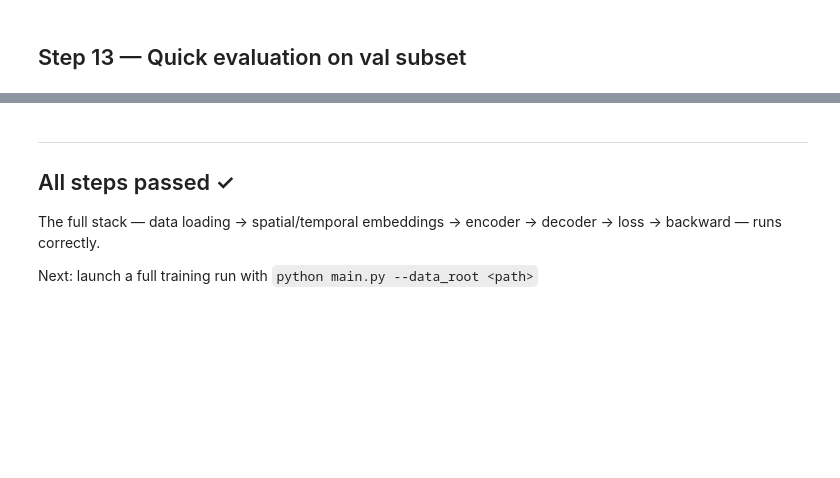
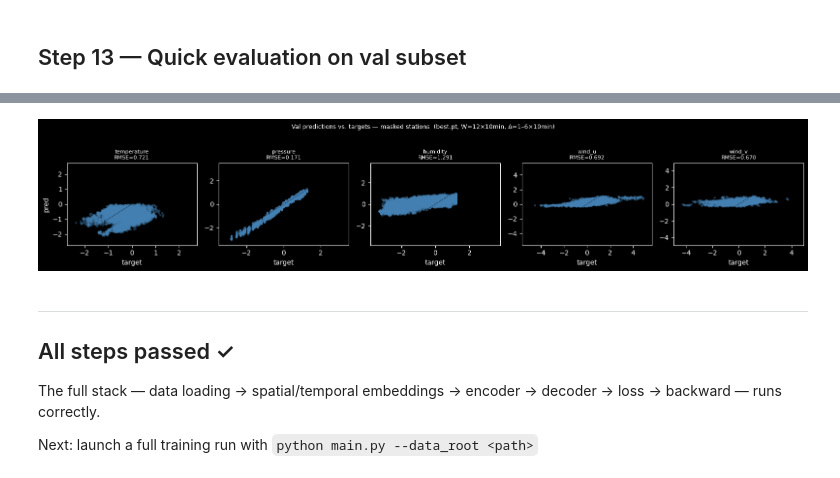
Before and after one commit to aureliedj/weather-station-model-with-transformers, a Jupyter notebook: Station MAE/explore_pipeline.ipynb, the cells around one changed output, grey strips where cells are left out. Saved outputs shown, nothing was run; the diff lists cells and outputs as text; code cells hidden in the pictures; blank space fills up the shorter version.

```diff
--- a/Station MAE/explore_pipeline.ipynb
+++ b/Station MAE/explore_pipeline.ipynb
@@ -480,10 +627,16 @@ decoder = StationMAEDecoder(
 )
 print(f"Decoder parameters: {sum(p.numel() for p in decoder.parameters()):,}")
 
-# Re-use encoder output from previous cell
-y_hours_batch = batch["y_hours"]       # (B,)
-delta_batch   = batch["delta_steps"]   # (B,)
-spatial_N15   = batch["spatial"][0]    # (N, 15)
+# Re-use encoder output from previous cell.
+#
+# batch["y_hours"] and batch["delta_steps"] are shape (B, K) when
+# num_delta_per_sample > 1 (K lead-times per sample).
+# decoder.forward() expects (B,) — a single lead-time per call.
+# Slice the first lead-time here; forward_multi_delta() handles the full K
+# loop automatically (see the full-MAE cell below).
+y_hours_batch = batch["y_hours"][:, 0]       # (B,)  — first of K lead-times
+delta_batch   = batch["delta_steps"][:, 0]   # (B,)
+spatial_N15   = batch["spatial"][0]           # (N, 15)
 
 decoder.eval()
 with torch.no_grad():
@@ -596,11 +771,13 @@ MINI_EPOCHS  = 10   # early stopping will likely trigger before this
 MINI_SUBSET  = 256  # training samples
 MINI_VAL_SUB = 64   # validation samples
 
+# Note: max_delta_steps is NOT a StationMAE constructor argument.
+# DeltaTimeEmbedding uses continuous Fourier encoding so no upper-bound
+# on lead-time is baked into the architecture.
 mini_model = StationMAE(
     d_model=MINI_D, enc_heads=4, enc_layers=2,
     dec_heads=4, dec_layers=1, mlp_ratio=2.0,
     dropout=0.1, mask_ratio=0.5,
-    max_delta_steps=MAX_DELTA_STEPS,
 )
 print(f"Mini-model parameters: {mini_model.count_parameters():,}")
 
@@ -737,37 +981,39 @@ with torch.no_grad():
         )
         B_v = preds_v.shape[0]
         for bi in range(B_v):
-            mi = m_idx_v[bi]
+            mi = m_idx_v[bi].cpu()          # move indices to CPU before indexing CPU tensors
             all_preds.append(preds_v[bi, mi].cpu())
             all_targets.append(b["y"][bi, mi])         # (n_masked, V)
             all_masks.append(b["y_mask"][bi, mi])       # (n_masked, V)
 
 P  = torch.cat(all_preds)       # (total_masked, num_target_vars)
 T_ = torch.cat(all_targets)     # (total_masked, num_vars including precip)
 M  = torch.cat(all_masks).bool()
 
 fig, axes = plt.subplots(1, NUM_TARGET_VARIABLES, figsize=(16, 3))
 for v, name in enumerate(TARGET_VARIABLE_NAMES):
     ax = axes[v]
     mv = M[:, v]
     pv = P[mv, v].numpy()
     tv = T_[mv, v].numpy()
     ax.scatter(tv, pv, alpha=0.3, s=6, rasterized=True, color="steelblue")
     lim = max(abs(tv).max(), abs(pv).max()) * 1.05
     ax.plot([-lim, lim], [-lim, lim], "k--", lw=0.8, alpha=0.6)
     rmse = float(((pv - tv) ** 2).mean() ** 0.5)
     ax.set_title(f"{name}\nRMSE={rmse:.3f}", fontsize=8)
     ax.set_xlabel("target")
     if v == 0:
         ax.set_ylabel("pred")
 
 plt.suptitle(
     f"Val predictions vs. targets — masked stations  "
     f"(best.pt, W={WINDOW_SIZE}×10min, Δ=1–{MAX_DELTA_STEPS}×10min)",
     y=1.03, fontsize=9,
 )
 plt.tight_layout()
 plt.show()
+# %% [output]
+[figure, added]
 # %% [markdown]
 ---
 ## All steps passed ✓
```
Also changed, not shown: parts of 29 cells of this notebook, 1 other file.
